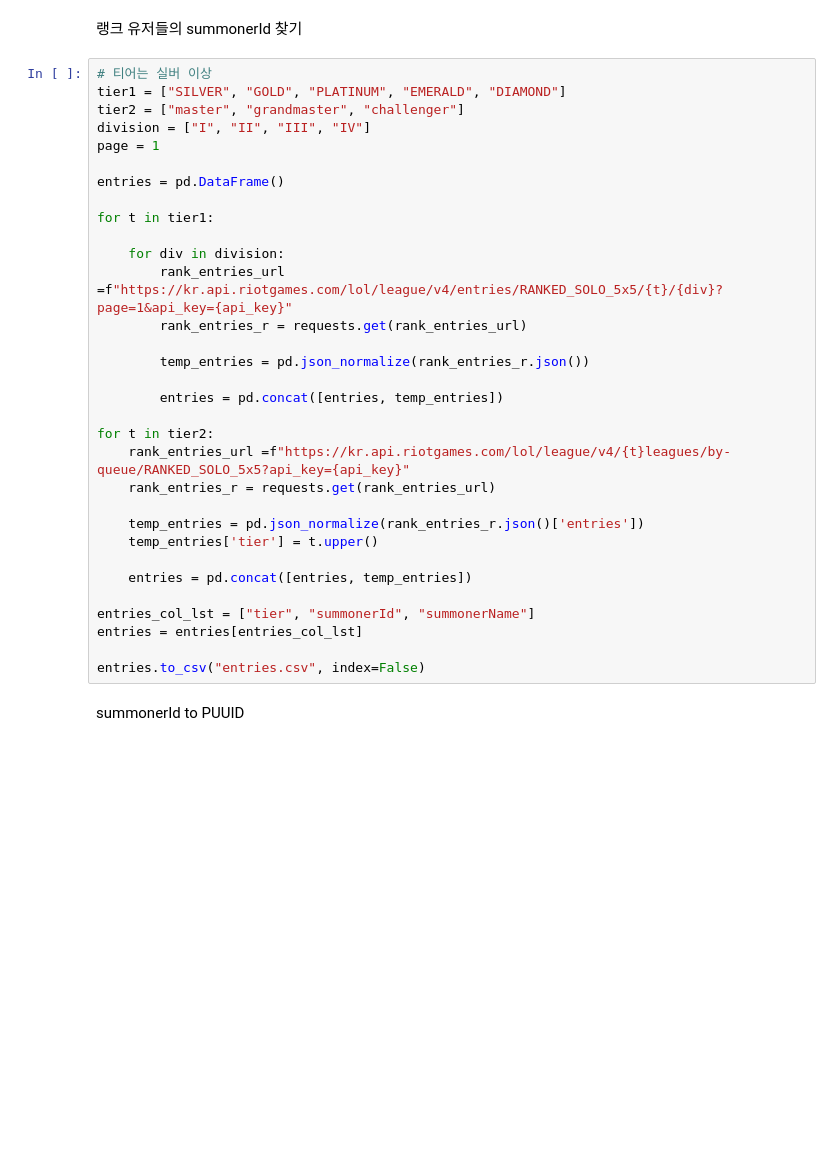
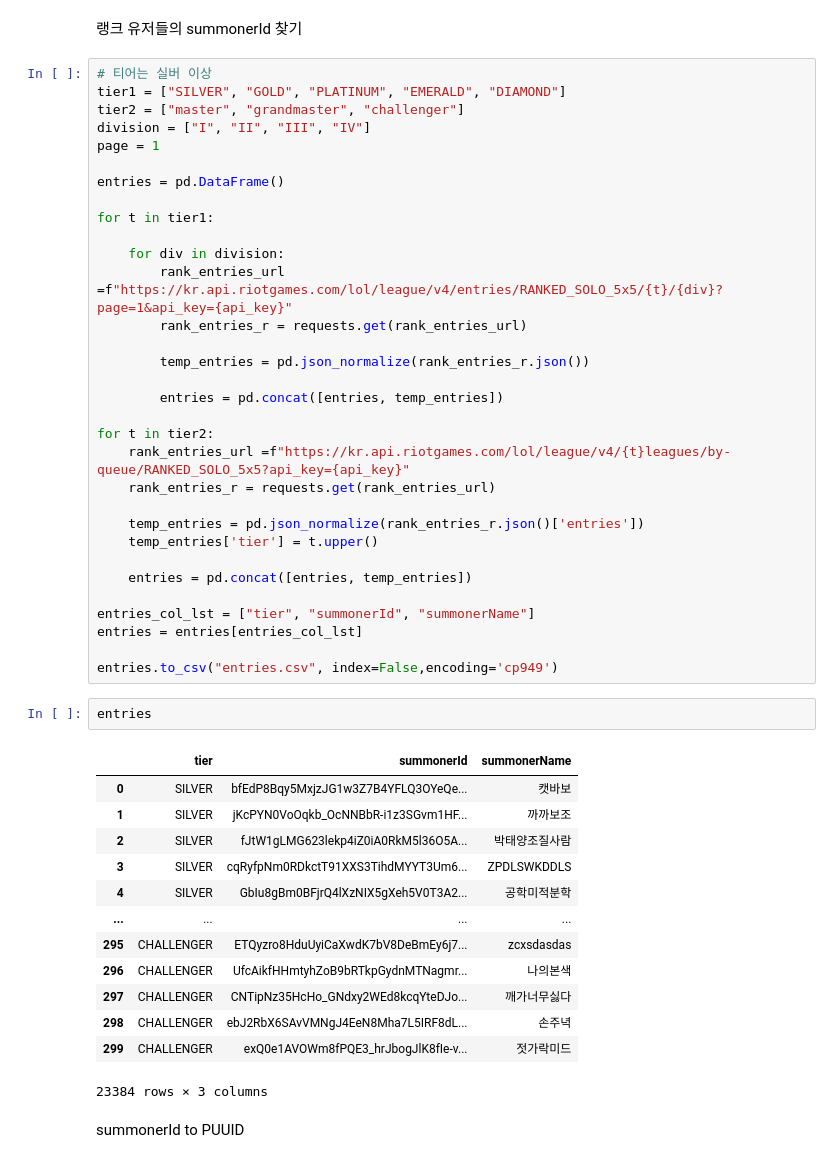
Before and after one commit to bacsal/AI_project, a Jupyter notebook: GetLOLMatchData.ipynb, the cells around one changed output. Drawn from its saved outputs; the diff is of its cells as text; blank space fills up the shorter version.

```diff
--- a/GetLOLMatchData.ipynb
+++ b/GetLOLMatchData.ipynb
@@ -62,7 +82,23 @@ for t in tier2:
 entries_col_lst = ["tier", "summonerId", "summonerName"]
 entries = entries[entries_col_lst]
 
-entries.to_csv("entries.csv", index=False)
+entries.to_csv("entries.csv", index=False,encoding='cp949')
+# %%
+entries
+# %% [output]
+|  | tier | summonerId | summonerName |
+| 0 | SILVER | bfEdP8Bqy5MxjzJG1w3Z7B4YFLQ3OYeQe... | 캣바보 |
+| 1 | SILVER | jKcPYN0VoOqkb_OcNNBbR-i1z3SGvm1HF... | 까까보조 |
+| 2 | SILVER | fJtW1gLMG623lekp4iZ0iA0RkM5l36O5A... | 박태양조질사람 |
+| 3 | SILVER | cqRyfpNm0RDkctT91XXS3TihdMYYT3Um6... | ZPDLSWKDDLS |
+| 4 | SILVER | GbIu8gBm0BFjrQ4lXzNIX5gXeh5V0T3A2... | 공학미적분학 |
+| ... | ... | ... | ... |
+| 295 | CHALLENGER | ETQyzro8HduUyiCaXwdK7bV8DeBmEy6j7... | zcxsdasdas |
+| 296 | CHALLENGER | UfcAikfHHmtyhZoB9bRTkpGydnMTNagmr... | 나의본색 |
+| 297 | CHALLENGER | CNTipNz35HcHo_GNdxy2WEd8kcqYteDJo... | 깨가너무싫다 |
+| 298 | CHALLENGER | ebJ2RbX6SAvVMNgJ4EeN8Mha7L5IRF8dL... | 손주녁 |
+| 299 | CHALLENGER | exQ0e1AVOWm8fPQE3_hrJbogJlK8fIe-v... | 젓가락미드 |
+23384 rows × 3 columns
 # %% [markdown]
 <p>summonerId to PUUID</p>
 # %%
```
Also changed, not shown: parts of 2 cells of this notebook, 2 other files.
